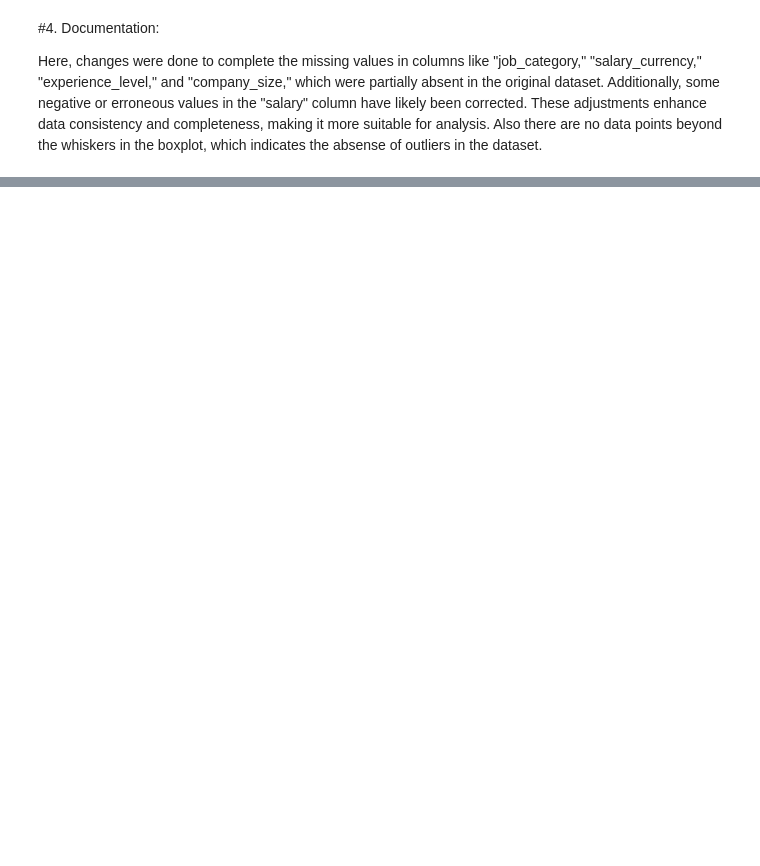
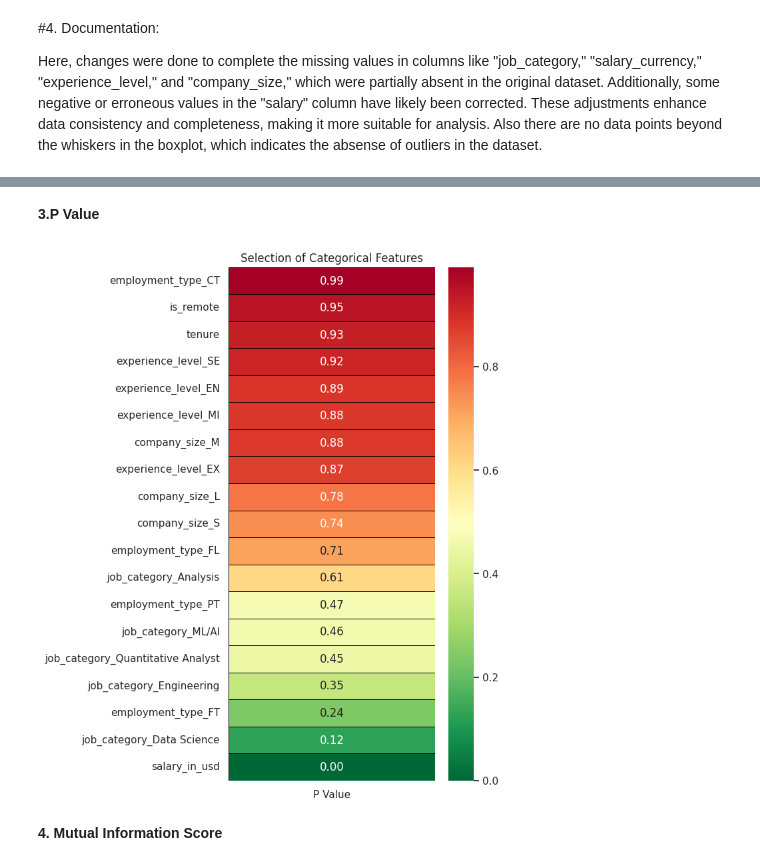
Before and after one commit to shilphypg/DSA_ICTAK, a Jupyter notebook: Internship_dataset.ipynb, the cells around one changed output, grey strips where cells are left out. Saved outputs shown, nothing was run; the diff lists cells and outputs as text; code cells hidden in the pictures; blank space fills up the shorter version.

```diff
--- a/Internship_dataset.ipynb
+++ b/Internship_dataset.ipynb
@@ -1211,0 +1408,33 @@ Here, changes were done to complete the missing values in columns like "job_cate
+# %% [markdown]
+**3.P Value**
+# %%
+from sklearn.feature_selection import SelectKBest, chi2
+import pandas as pd
+import seaborn as sns
+import matplotlib.pyplot as plt
+
+# Features and target
+features = df.loc[:, cat_cols_new] # Use your one-hot encoded categorical features
+target = df.loc[:, 'salary_in_usd'] # Target variable
+
+# Check if target needs discretization
+# Chi-squared requires discrete target values, so binning is applied if it's continuous
+target_binned = pd.qcut(target, q=4, labels=[0, 1, 2, 3]) # Quartile-based binning
+
+# Select K Best using Chi-Squared
+best_features = SelectKBest(score_func=chi2, k='all')
+fit = best_features.fit(features, target_binned)
+
+# Create DataFrame of P-Values
+featureScores = pd.DataFrame(data=fit.pvalues_, index=list(cat_cols_new), columns=['P Value'])
+featureScores = featureScores.sort_values(by='P Value', ascending=False)
+
+# Plot Heatmap
+plt.subplots(figsize=(5, 10))
+sns.heatmap(featureScores, annot=True, cmap='RdYlGn_r', linewidths=0.4, linecolor='black', fmt='.2f')
+plt.title('Selection of Categorical Features')
+plt.show()
+# %% [output]
+[figure, added]
+# %% [markdown]
+**4. Mutual Information Score**
```
Also changed, not shown: parts of 47 cells of this notebook.
